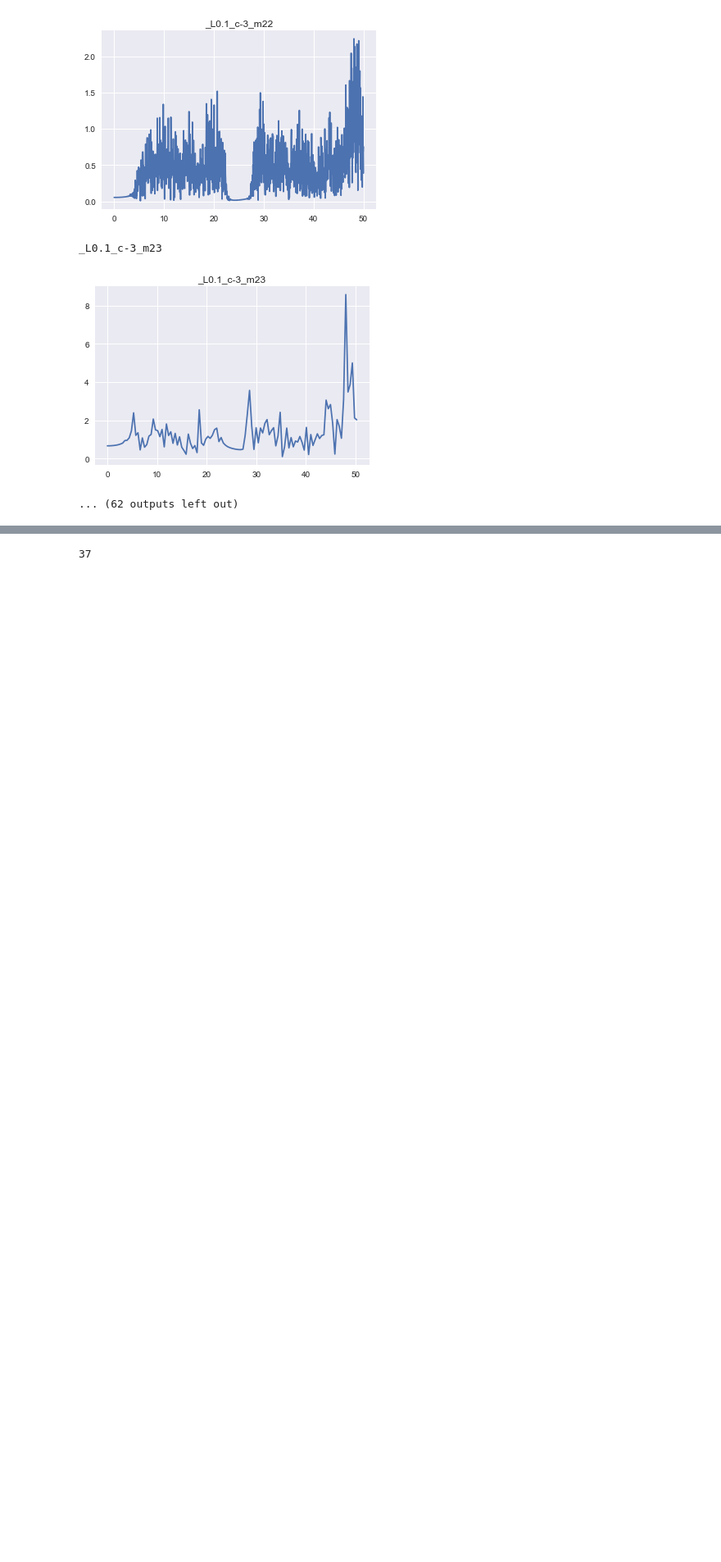
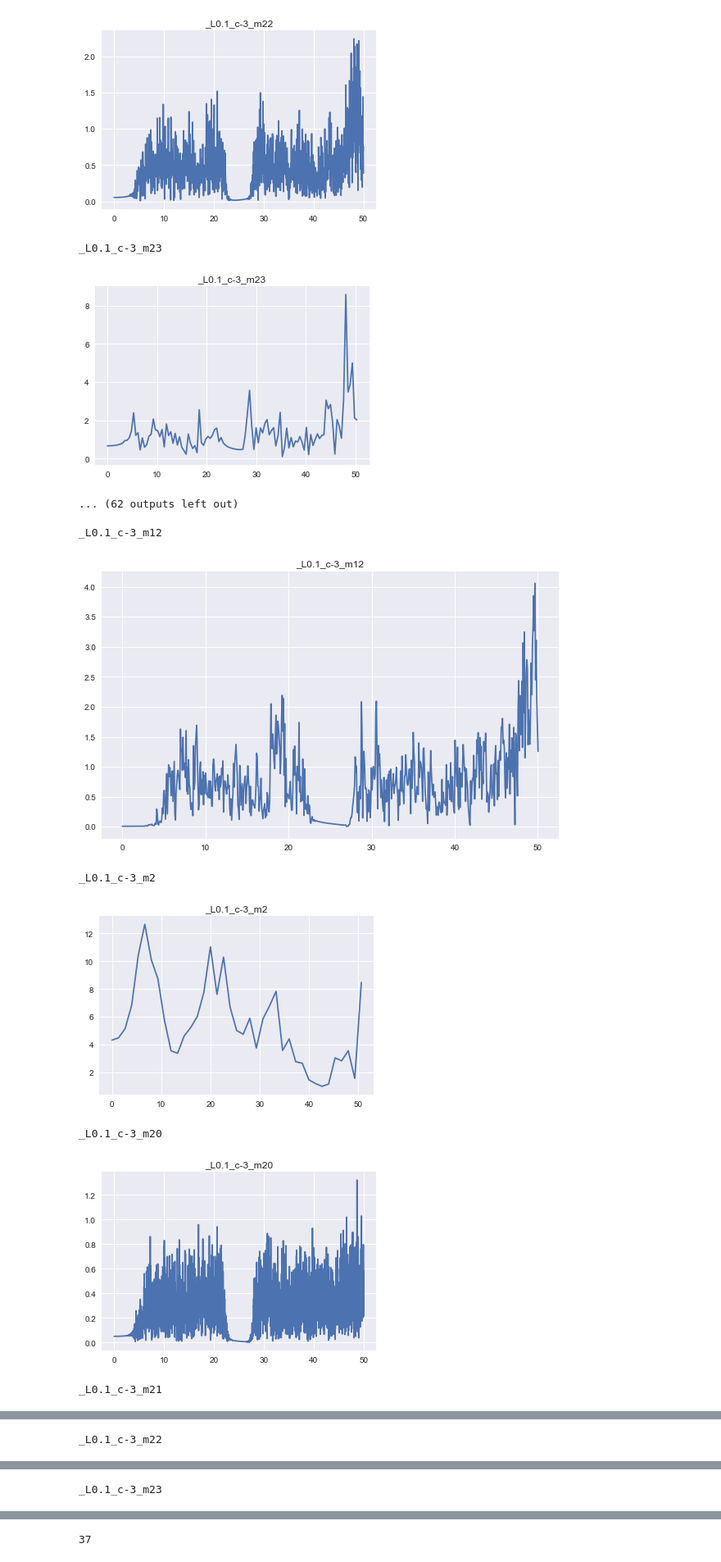
Before and after one commit to itsMahad/ManducaMultiSenseFeeding, a Jupyter notebook: Tortuosity_Data_Loop.ipynb, the cells around one changed output, grey strips where cells are left out. Shown at 82% size. Drawn from its saved outputs; the diff is of its cells as text; code cells hidden in the pictures; blank space fills up the shorter version.

Commit message:
Version 2 - X/Y plots
I've duplicated the code for the x position. The program now graphs y position as well.

```diff
--- a/Tortuosity_Data_Loop.ipynb
+++ b/Tortuosity_Data_Loop.ipynb
@@ -160,3 +196,49 @@ _L0.1_c-3_m22
 _L0.1_c-3_m23
 [figure]
 ... (62 outputs left out)
+# %%
+name_list = []
+yf_list = []
+Ny_list = []
+fft_Cyvel_list = []
+stdyv_list = []
+meanyv_list = []
+turb_y_intens_list = []
+conditioned_yvel_list = []
+
+fig = plt.subplots(figsize = (10,6))
+
+for element in csv_list:
+    dFrame = pd.read_csv(element)
+    if np.any(dFrame.Y_position.notnull()):
+
+            name = element[108:-4]
+            print(name)
+            yposition = dFrame.Y_position
+            start, stop = GetStartStopFrame(yposition)
+
+            clipped_df = dFrame[start:stop]
+            yf, Ny, fft_Cyvel, stdyv, meanyv, turb_y_intens, conditioned_yvel = Tortuosity_y(clipped_df)
+
+            name_list.append(name)
+            yf_list.append(yf)
+            Ny_list.append(Ny)
+            fft_Cyvel_list.append(fft_Cyvel)
+            stdyv_list.append(stdyv)
+            meanyv_list.append(meanyv)
+            turb_y_intens_list.append(turb_y_intens)
+            conditioned_yvel_list.append(conditioned_yvel)
+
+            plt.plot(yf, 2.0/Ny * np.abs(fft_Cyvel[0:Ny//2]))
+            plt.title(name)
+            plt.savefig(figpath + name + '_y.png')
+            plt.show()
+            sb.set()
+# %% [output]
+_L0.1_c-3_m12
+[figure, added]
+_L0.1_c-3_m2
+[figure, added]
+_L0.1_c-3_m20
+[figure, added]
+_L0.1_c-3_m21
@@ -162,0 +246 @@ _L0.1_c-3_m23
+_L0.1_c-3_m22
@@ -162,0 +248 @@ _L0.1_c-3_m23
+_L0.1_c-3_m23
```
Also changed, not shown: parts of 10 cells of this notebook.
